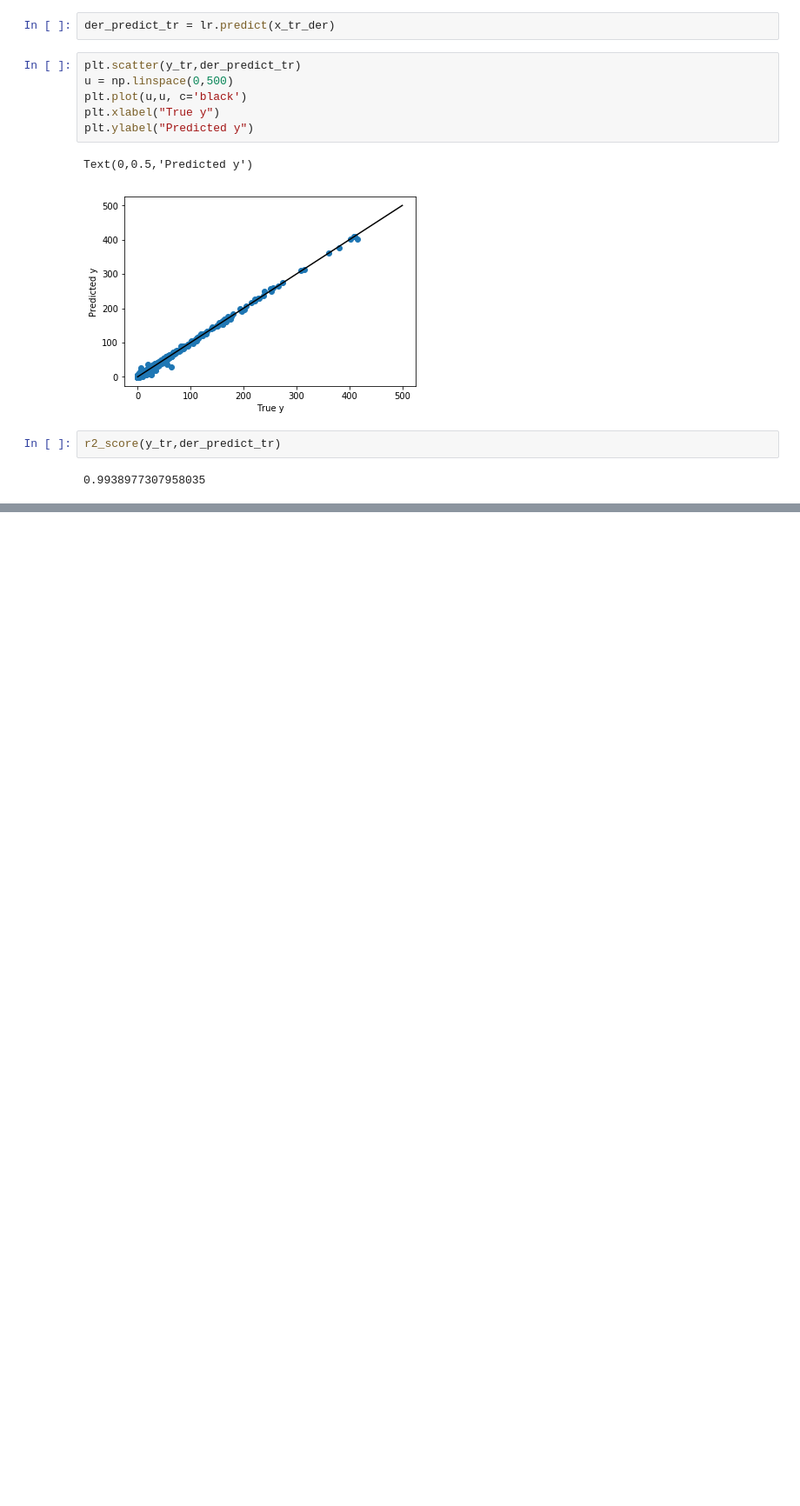
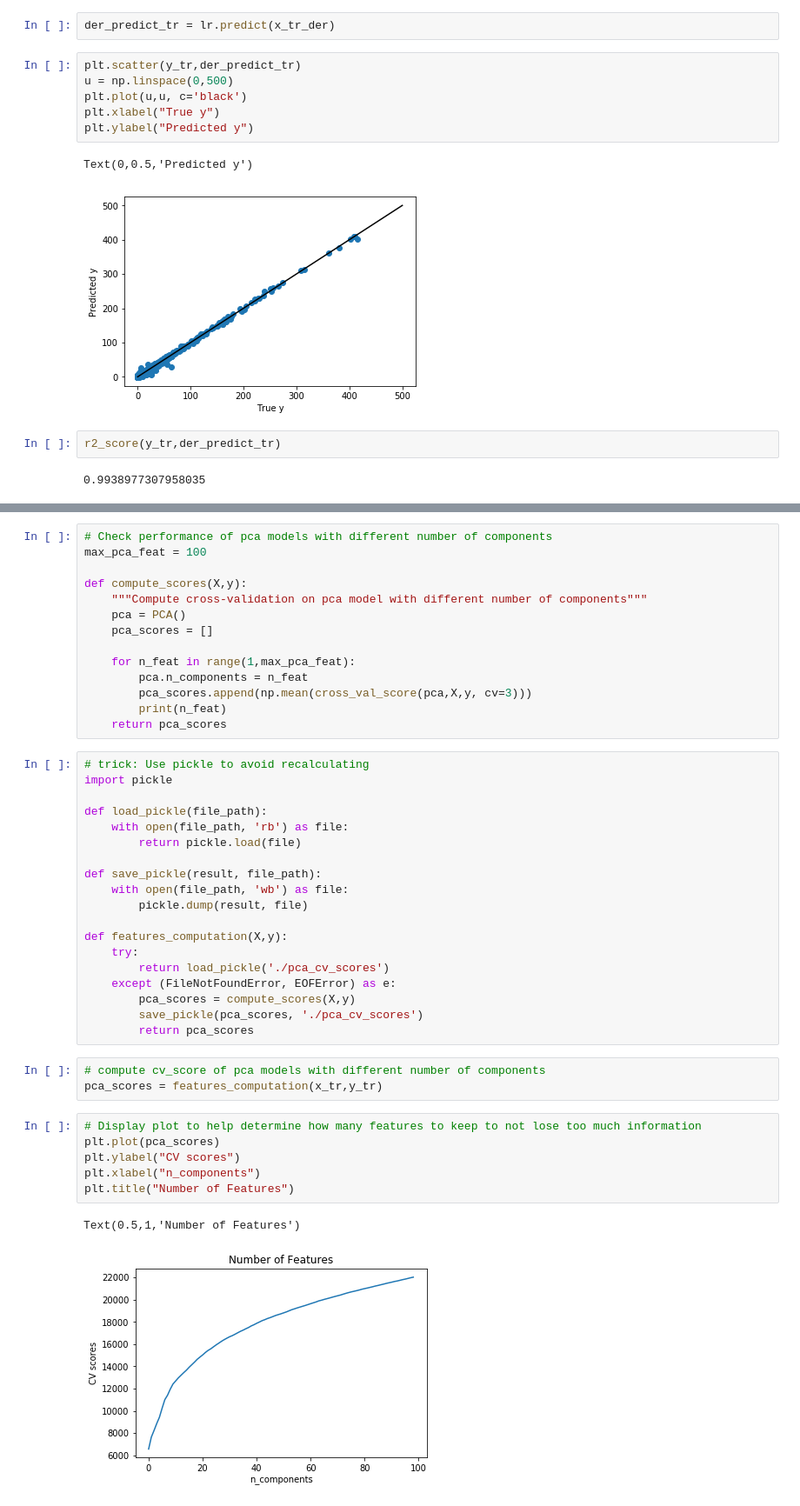
Before and after one commit to zweili/ml_project_2, a Jupyter notebook: projet_2.ipynb, the cells around one changed output, grey strips where cells are left out. Shown: that part at 87% size. Drawn from its saved outputs; the diff is of its cells as text; blank space fills up the shorter version.

```diff
--- a/projet_2.ipynb
+++ b/projet_2.ipynb
@@ -279,0 +299,45 @@ Name: 0, Length: 13362, dtype: float64
+# %%
+# Check performance of pca models with different number of components
+max_pca_feat = 100
+
+def compute_scores(X,y):
+    """Compute cross-validation on pca model with different number of components"""
+    pca = PCA()
+    pca_scores = []
+
+    for n_feat in range(1,max_pca_feat):
+        pca.n_components = n_feat
+        pca_scores.append(np.mean(cross_val_score(pca,X,y, cv=3)))
+        print(n_feat)
+    return pca_scores
+# %%
+# trick: Use pickle to avoid recalculating
+import pickle
+
+def load_pickle(file_path):
+    with open(file_path, 'rb') as file:
+        return pickle.load(file)
+
+def save_pickle(result, file_path):
+    with open(file_path, 'wb') as file:
+        pickle.dump(result, file)
+
+def features_computation(X,y):
+    try:
+        return load_pickle('./pca_cv_scores')
+    except (FileNotFoundError, EOFError) as e:
+        pca_scores = compute_scores(X,y)
+        save_pickle(pca_scores, './pca_cv_scores')
+        return pca_scores
+# %%
+# compute cv_score of pca models with different number of components
+pca_scores = features_computation(x_tr,y_tr)
+# %%
+# Display plot to help determine how many features to keep to not lose too much information
+plt.plot(pca_scores)
+plt.ylabel("CV scores")
+plt.xlabel("n_components")
+plt.title("Number of Features")
+# %% [output]
+Text(0.5,1,'Number of Features')
+[figure, added]
```
Also changed, not shown: parts of 32 cells of this notebook, 1 other file.
